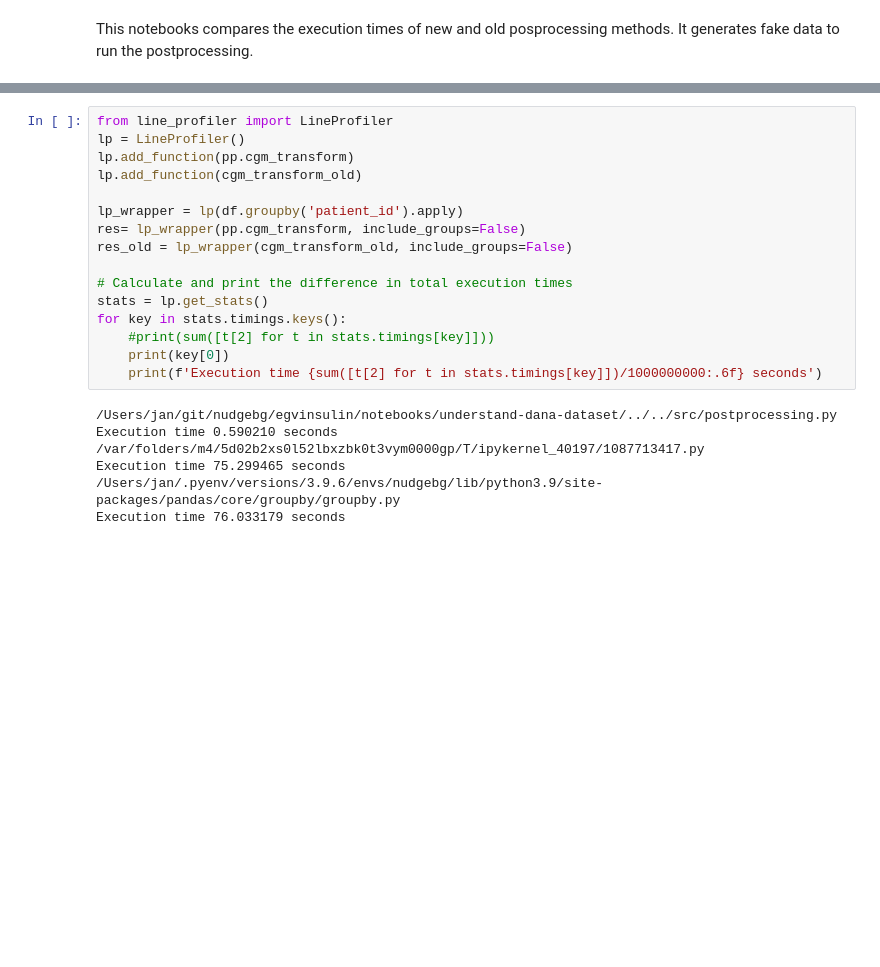
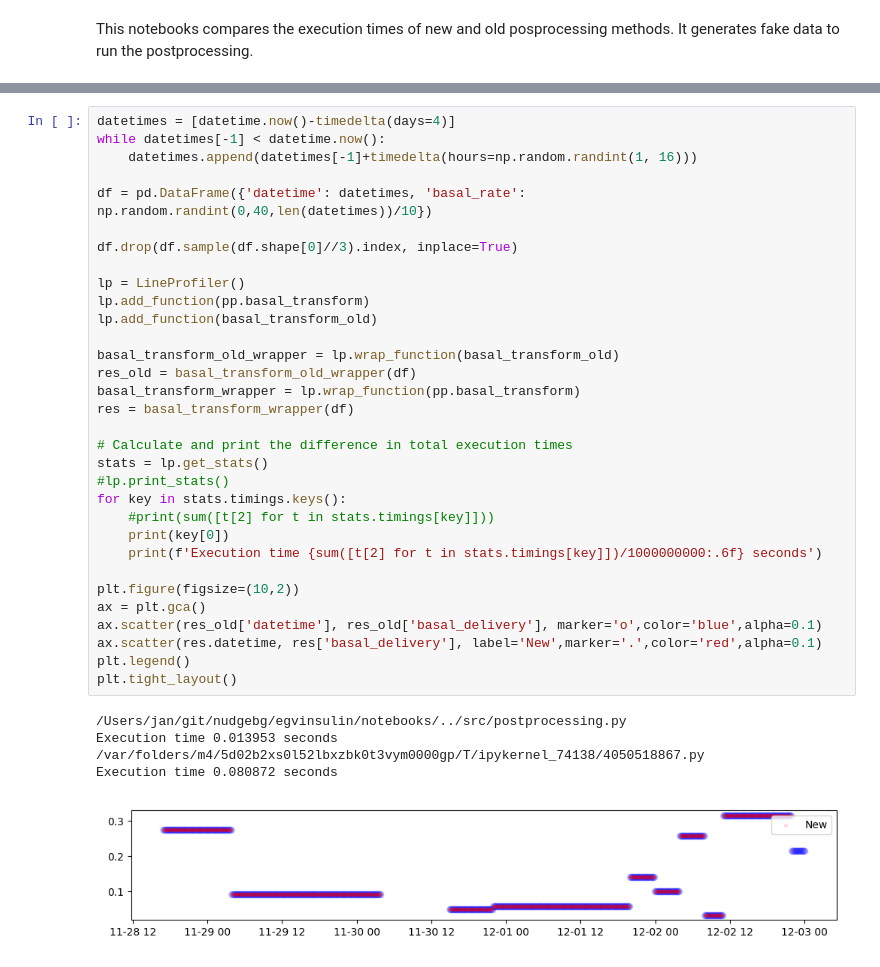
Before and after one commit to nudgebg/egvinsulin, a Jupyter notebook: notebooks/2024-11-28 - Profiling Accellerated Postprocessing.ipynb, the cells around one changed output, grey strips where cells are left out. Cells and saved outputs as stored; diff of their text form; blank space fills up the shorter version.

```diff
--- a/notebooks/2024-11-28 - Profiling Accellerated Postprocessing.ipynb
+++ b/notebooks/2024-11-28 - Profiling Accellerated Postprocessing.ipynb
@@ -102,23 +237,38 @@ def cgm_transform_old(cgm_data):
 # %%
-from line_profiler import LineProfiler
+datetimes = [datetime.now()-timedelta(days=4)]
+while datetimes[-1] < datetime.now():
+    datetimes.append(datetimes[-1]+timedelta(hours=np.random.randint(1, 16)))
+
+df = pd.DataFrame({'datetime': datetimes, 'basal_rate': np.random.randint(0,40,len(datetimes))/10})
+
+df.drop(df.sample(df.shape[0]//3).index, inplace=True)
+
 lp = LineProfiler()
-lp.add_function(pp.cgm_transform)
-lp.add_function(cgm_transform_old)
+lp.add_function(pp.basal_transform)
+lp.add_function(basal_transform_old)
 
-lp_wrapper = lp(df.groupby('patient_id').apply)
-res= lp_wrapper(pp.cgm_transform, include_groups=False)
-res_old = lp_wrapper(cgm_transform_old, include_groups=False)
+basal_transform_old_wrapper = lp.wrap_function(basal_transform_old)
+res_old = basal_transform_old_wrapper(df)
+basal_transform_wrapper = lp.wrap_function(pp.basal_transform)
+res = basal_transform_wrapper(df)
 
 # Calculate and print the difference in total execution times
 stats = lp.get_stats()
+#lp.print_stats()
 for key in stats.timings.keys():
     #print(sum([t[2] for t in stats.timings[key]]))
     print(key[0])
     print(f'Execution time {sum([t[2] for t in stats.timings[key]])/1000000000:.6f} seconds')
+
+plt.figure(figsize=(10,2))
+ax = plt.gca()
+ax.scatter(res_old['datetime'], res_old['basal_delivery'], marker='o',color='blue',alpha=0.1)
+ax.scatter(res.datetime, res['basal_delivery'], label='New',marker='.',color='red',alpha=0.1)
+plt.legend()
+plt.tight_layout()
 # %% [output]
-/Users/jan/git/nudgebg/egvinsulin/notebooks/understand-dana-dataset/../../src/postprocessing.py
-Execution time 0.590210 seconds
-/var/folders/m4/5d02b2xs0l52lbxzbk0t3vym0000gp/T/ipykernel_40197/1087713417.py
-Execution time 75.299465 seconds
-/Users/jan/.pyenv/versions/3.9.6/envs/nudgebg/lib/python3.9/site-packages/pandas/core/groupby/groupby.py
-Execution time 76.033179 seconds
+/Users/jan/git/nudgebg/egvinsulin/notebooks/../src/postprocessing.py
+Execution time 0.013953 seconds
+/var/folders/m4/5d02b2xs0l52lbxzbk0t3vym0000gp/T/ipykernel_74138/4050518867.py
+Execution time 0.080872 seconds
+[figure, added]
```
Also changed, not shown: parts of 9 cells of this notebook, 5 other files.
